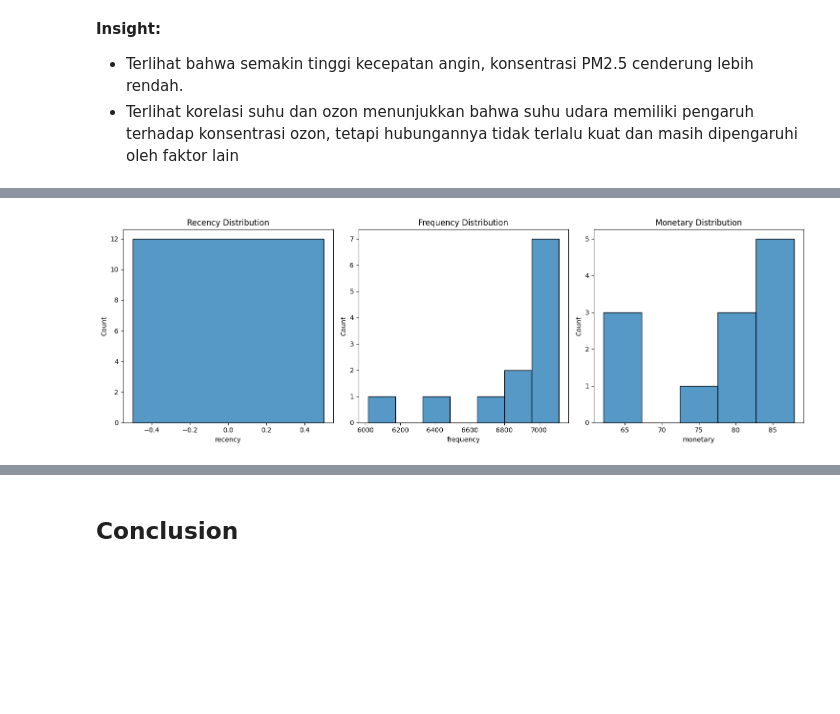
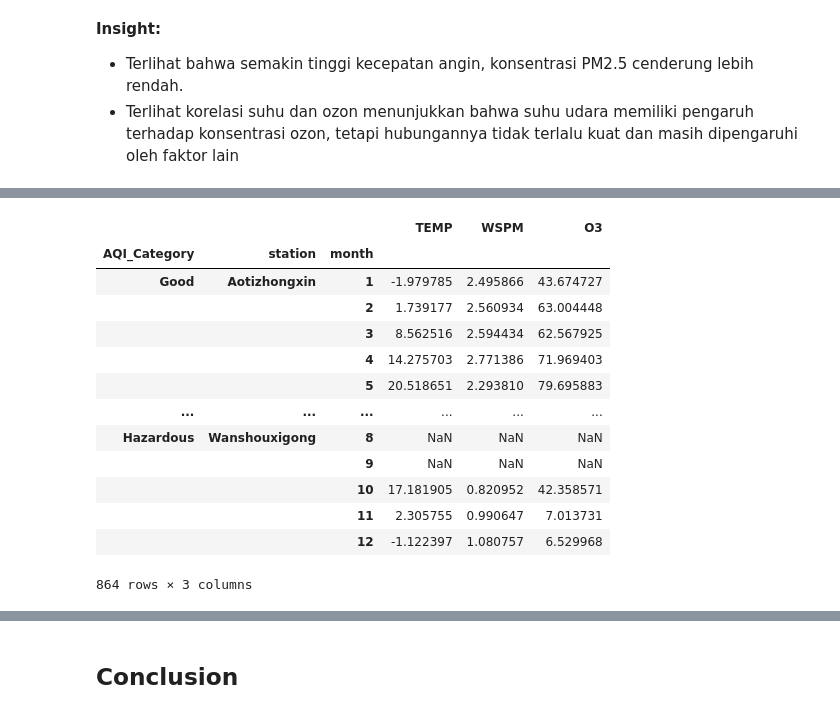
Before and after one commit to znashif/streamlit, a Jupyter notebook: notebook.ipynb, the cells around one changed output, grey strips where cells are left out. Saved outputs shown, nothing was run; the diff lists cells and outputs as text; code cells hidden in the pictures; blank space fills up the shorter version.

```diff
--- a/notebook.ipynb
+++ b/notebook.ipynb
@@ -1257,23 +1190,30 @@ rfm_data
-# %%
-import matplotlib.pyplot as plt
-import seaborn as sns
-
-# Visualize Recency, Frequency, and Monetary distributions
-plt.figure(figsize=(15, 5))
-
-plt.subplot(1, 3, 1)
-sns.histplot(rfm_data['recency'])
-plt.title('Recency Distribution')
-
-plt.subplot(1, 3, 2)
-sns.histplot(rfm_data['frequency'])
-plt.title('Frequency Distribution')
-
-plt.subplot(1, 3, 3)
-sns.histplot(rfm_data['monetary'])
-plt.title('Monetary Distribution')
-
-plt.tight_layout()
-plt.show()
-# %% [output]
-[figure, removed]
+# %%
+# Define bins for AQI categories (example)
+bins = [0, 50, 100, 150, 200, 300, float('inf')]
+labels = ['Good', 'Moderate', 'Unhealthy for Sensitive Groups', 'Unhealthy', 'Very Unhealthy', 'Hazardous']
+
+# Create the AQI category column
+all_df['AQI_Category'] = pd.cut(all_df['PM2.5'], bins=bins, labels=labels, right=False)
+
+# Group data by AQI category and other factors
+grouped_data = all_df.groupby(['AQI_Category', 'station', 'month'])
+
+# Perform analysis on grouped data (example: calculate the mean of other variables within each group)
+grouped_means = grouped_data[['TEMP', 'WSPM', 'O3']].mean()
+
+grouped_means
+# %% [output]
+|  |  |  | TEMP | WSPM | O3 |
+| AQI_Category | station | month |  |  |  |
+| Good | Aotizhongxin | 1 | -1.979785 | 2.495866 | 43.674727 |
+|  |  | 2 | 1.739177 | 2.560934 | 63.004448 |
+|  |  | 3 | 8.562516 | 2.594434 | 62.567925 |
+|  |  | 4 | 14.275703 | 2.771386 | 71.969403 |
+|  |  | 5 | 20.518651 | 2.293810 | 79.695883 |
+| ... | ... | ... | ... | ... | ... |
+| Hazardous | Wanshouxigong | 8 | NaN | NaN | NaN |
+|  |  | 9 | NaN | NaN | NaN |
+|  |  | 10 | 17.181905 | 0.820952 | 42.358571 |
+|  |  | 11 | 2.305755 | 0.990647 | 7.013731 |
+|  |  | 12 | -1.122397 | 1.080757 | 6.529968 |
+864 rows × 3 columns
```
Also changed, not shown: parts of 6 cells of this notebook, 2 other files.
